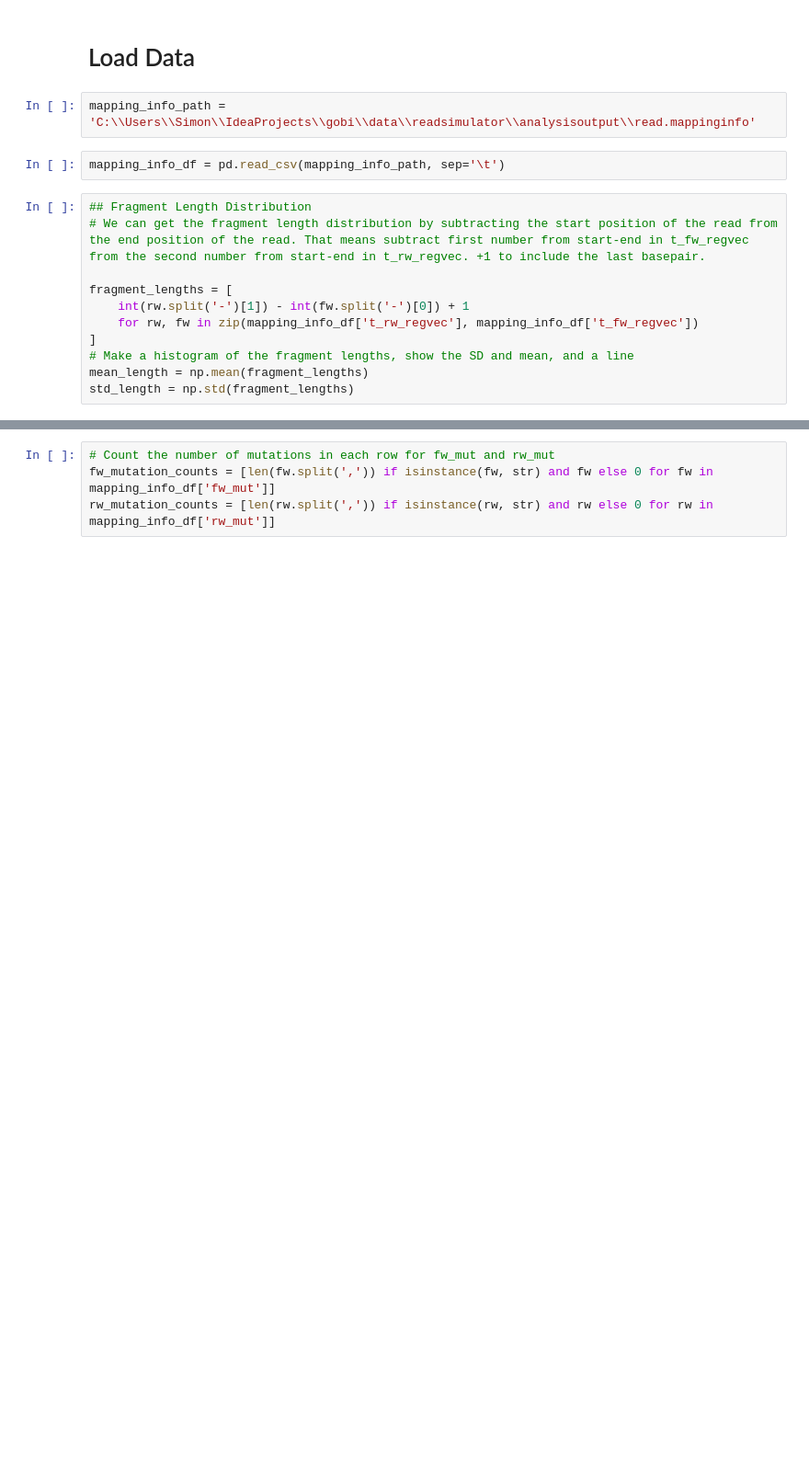
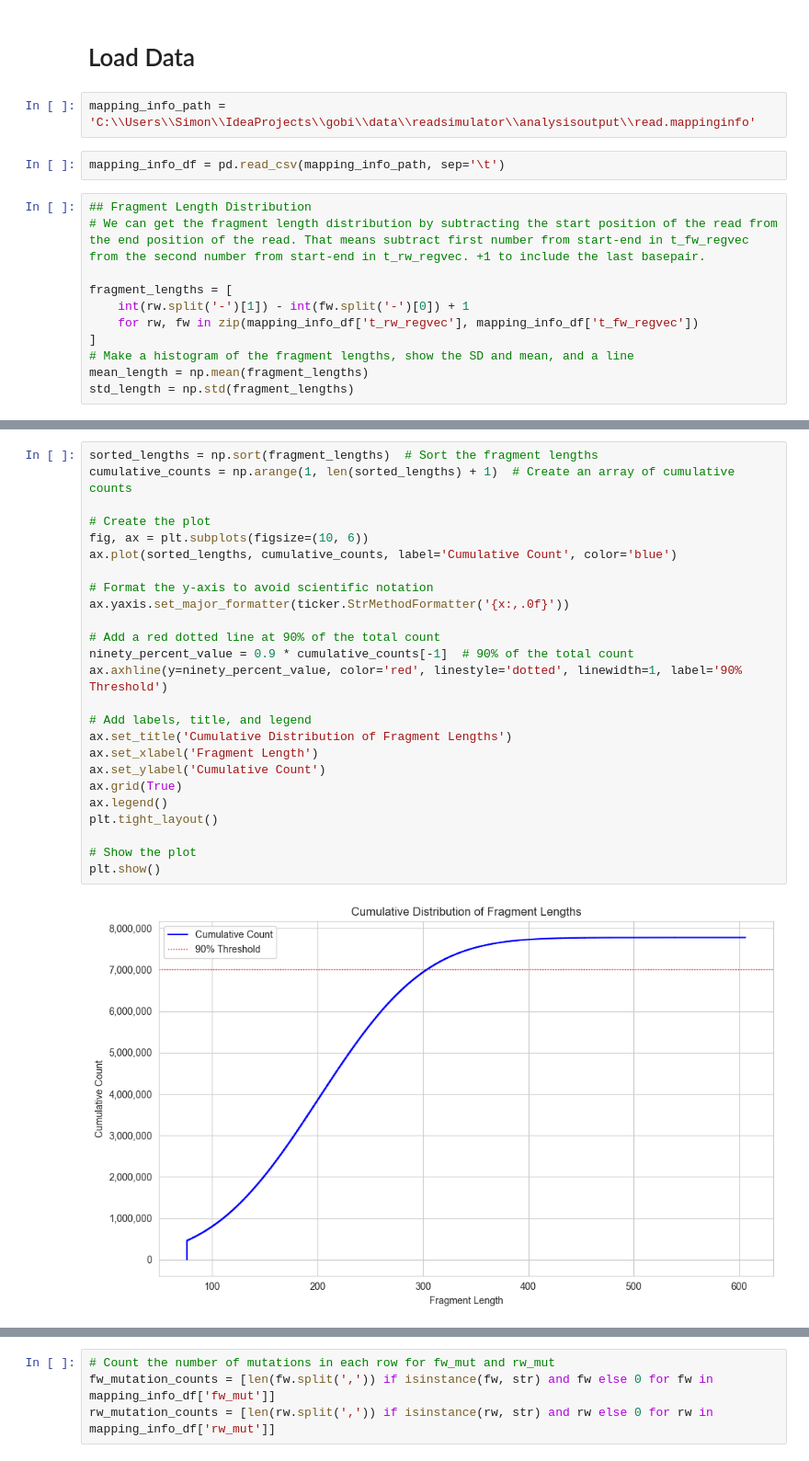
Before and after one commit to IngiumDev/gobi, a Jupyter notebook: src/main/Analysis/readsimulator/analyze_read_simulator.ipynb, the cells around one changed output, grey strips where cells are left out. Shown: that part at 92% size. Saved outputs shown, nothing was run; the diff lists cells and outputs as text; blank space fills up the shorter version.

```diff
--- a/src/main/Analysis/readsimulator/analyze_read_simulator.ipynb
+++ b/src/main/Analysis/readsimulator/analyze_read_simulator.ipynb
@@ -67,0 +70,27 @@ plt.show()
+# %%
+sorted_lengths = np.sort(fragment_lengths)  # Sort the fragment lengths
+cumulative_counts = np.arange(1, len(sorted_lengths) + 1)  # Create an array of cumulative counts
+
+# Create the plot
+fig, ax = plt.subplots(figsize=(10, 6))
+ax.plot(sorted_lengths, cumulative_counts, label='Cumulative Count', color='blue')
+
+# Format the y-axis to avoid scientific notation
+ax.yaxis.set_major_formatter(ticker.StrMethodFormatter('{x:,.0f}'))
+
+# Add a red dotted line at 90% of the total count
+ninety_percent_value = 0.9 * cumulative_counts[-1]  # 90% of the total count
+ax.axhline(y=ninety_percent_value, color='red', linestyle='dotted', linewidth=1, label='90% Threshold')
+
+# Add labels, title, and legend
+ax.set_title('Cumulative Distribution of Fragment Lengths')
+ax.set_xlabel('Fragment Length')
+ax.set_ylabel('Cumulative Count')
+ax.grid(True)
+ax.legend()
+plt.tight_layout()
+
+# Show the plot
+plt.show()
+# %% [output]
+[figure, added]
```
Also changed, not shown: parts of 12 cells of this notebook.
